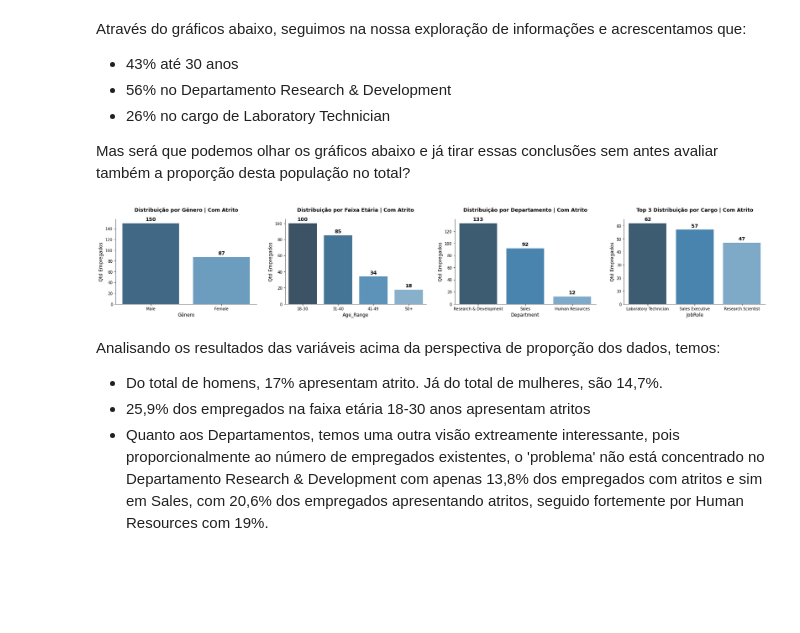
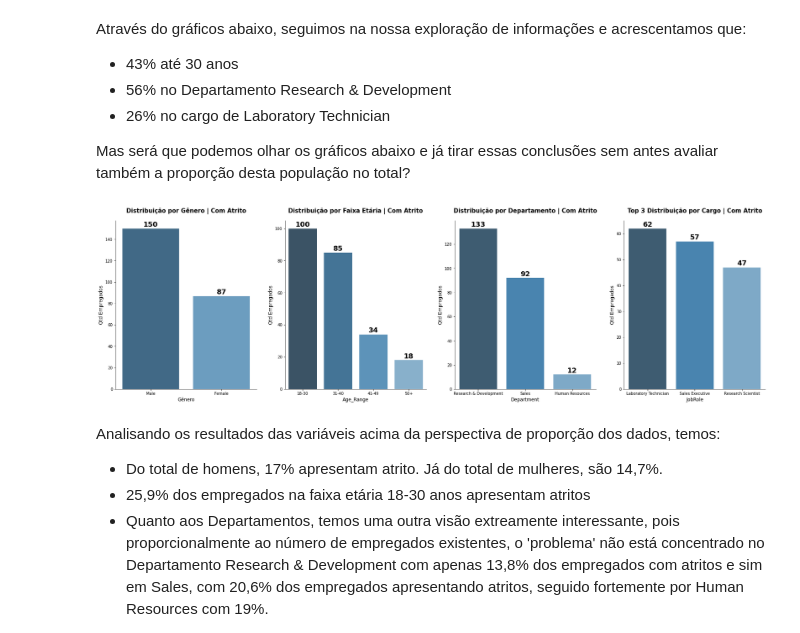
Before and after one commit to ellenrpaes/Data_Science_Projects, a Jupyter notebook: Desafio_Data_Science_para_RH.ipynb, the cells around one changed output. Drawn from its saved outputs; the diff is of its cells as text; code cells hidden in the pictures; blank space fills up the shorter version.

```diff
--- a/Desafio_Data_Science_para_RH.ipynb
+++ b/Desafio_Data_Science_para_RH.ipynb
@@ -293,40 +294,40 @@ Através do gráficos abaixo, seguimos na nossa exploração de informações e
 Mas será que podemos olhar os gráficos abaixo e já tirar essas conclusões sem antes avaliar também a proporção desta população no total?
 # %%
 # plotar gráfico de gêneros
-f, axes = plt.subplots(1, 4,figsize=(30, 4))
+f, axes = plt.subplots(1, 4,figsize=(30, 8))
 
 ax1 = sns.countplot(x="Gender", palette="Blues_d", data=df_yes[df_yes['EmployeeCount'] == 1], order=df_yes['Gender'].value_counts().index,ax=axes[0])
-ax1.set_title('Distribuição por Gênero | Com Atrito', fontsize=13, fontweight='bold',pad=20)
+ax1.set_title('Distribuição por Gênero | Com Atrito', fontsize=15, fontweight='bold',pad=20)
 ax1.set_xlabel('Gênero', fontsize=12)
 ax1.set_ylabel('Qtd Empregados', fontsize=12)
 for p in ax1.patches:
-  ax1.annotate(format(p.get_height()), (p.get_x() + p.get_width() / 2., p.get_height()), ha = 'center', va = 'center', textcoords = 'offset points', xytext = (0, 10), fontsize=13,fontweight='bold')
+  ax1.annotate(format(p.get_height()), (p.get_x() + p.get_width() / 2., p.get_height()), ha = 'center', va = 'center', textcoords = 'offset points', xytext = (0, 10), fontsize=18,fontweight='bold')
 
 ax2 = sns.countplot(x="Age_Range", palette="Blues_d",data=df_yes[df_yes['EmployeeCount'] == 1], order=df_yes['Age_Range'].value_counts().index,ax=axes[1])
-ax2.set_title('Distribuição por Faixa Etária | Com Atrito', fontsize=13, fontweight='bold',pad=20)
+ax2.set_title('Distribuição por Faixa Etária | Com Atrito', fontsize=15, fontweight='bold',pad=20)
 ax2.set_xlabel('Age_Range', fontsize=12)
 ax2.set_ylabel('Qtd Empregados', fontsize=12)
 for p in ax2.patches:
-  ax2.annotate(format(p.get_height()), (p.get_x() + p.get_width() / 2., p.get_height()), ha = 'center', va = 'center', xytext = (0, 10), textcoords = 'offset points', fontsize=13, fontweight='bold')
+  ax2.annotate(format(p.get_height()), (p.get_x() + p.get_width() / 2., p.get_height()), ha = 'center', va = 'center', xytext = (0, 10), textcoords = 'offset points', fontsize=18, fontweight='bold')
 
 ax3 = sns.countplot(x="Department", palette="Blues_d",data=df_yes[df_yes['EmployeeCount'] == 1], order=df_yes['Department'].value_counts().index,ax=axes[2])
-ax3.set_title('Distribuição por Departamento | Com Atrito', fontsize=13, fontweight='bold', pad=20)
+ax3.set_title('Distribuição por Departamento | Com Atrito', fontsize=15, fontweight='bold', pad=20)
 ax3.set_xlabel('Department', fontsize=12)
 ax3.set_ylabel('Qtd Empregados', fontsize=12)
 for p in ax3.patches:
-  ax3.annotate(format(p.get_height()), (p.get_x() + p.get_width() / 2., p.get_height()), ha = 'center', va = 'center', xytext = (0, 10), textcoords = 'offset points', fontsize=13, fontweight='bold')
+  ax3.annotate(format(p.get_height()), (p.get_x() + p.get_width() / 2., p.get_height()), ha = 'center', va = 'center', xytext = (0, 10), textcoords = 'offset points', fontsize=18, fontweight='bold')
 
 ax4 = sns.countplot(x="JobRole", palette="Blues_d",data=df_yes[df_yes['EmployeeCount'] == 1], order=df_yes['JobRole'].value_counts()[0:3].index,ax=axes[3])
-ax4.set_title('Top 3 Distribuição por Cargo | Com Atrito', fontsize=13, fontweight='bold',pad=20)
+ax4.set_title('Top 3 Distribuição por Cargo | Com Atrito', fontsize=15, fontweight='bold',pad=20)
 ax4.set_xlabel('JobRole', fontsize=12)
 ax4.set_ylabel('Qtd Empregados', fontsize=12)
 for p in ax4.patches:
-  ax4.annotate(format(p.get_height()), (p.get_x() + p.get_width() / 2., p.get_height()), ha = 'center', va = 'center', xytext = (0, 10), textcoords = 'offset points', fontsize=13, fontweight='bold')
+  ax4.annotate(format(p.get_height()), (p.get_x() + p.get_width() / 2., p.get_height()), ha = 'center', va = 'center', xytext = (0, 10), textcoords = 'offset points', fontsize=18, fontweight='bold')
 
 sns.despine(f)
 plt.show()
 # %% [output]
-[figure, old version]
+[figure, new version]
 # %% [markdown]
 Analisando os resultados das variáveis acima da perspectiva de proporção dos dados, temos:
 
```
Also changed, not shown: parts of 18 cells of this notebook.
